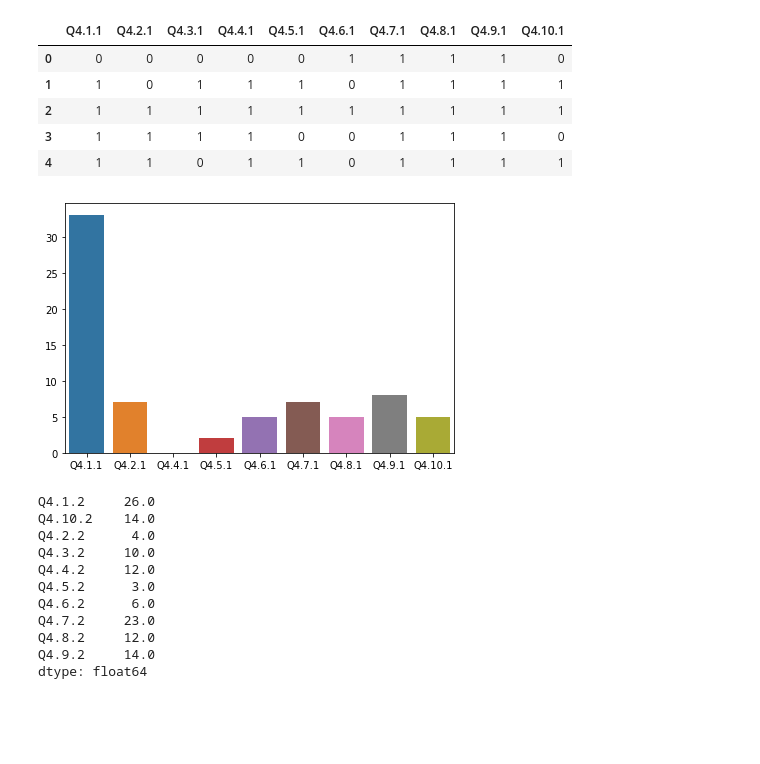
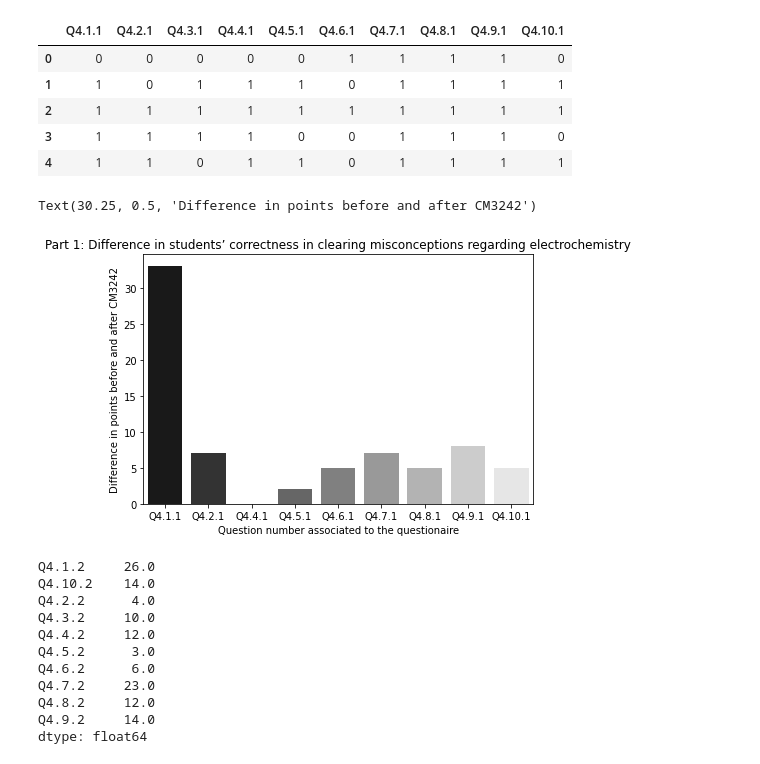
Before and after one commit to kwangyy/electro-analysis, a Jupyter notebook: part_2_analysis.ipynb, the cells around one changed output. Drawn from its saved outputs; the diff is of its cells as text; code cells hidden in the pictures; blank space fills up the shorter version.

```diff
--- a/part_2_analysis.ipynb
+++ b/part_2_analysis.ipynb
@@ -130,11 +130,17 @@ import seaborn as sns
 # %%
 correct_order = ['Q4.1.1', 'Q4.2.1', 'Q4.4.1', 'Q4.5.1',
        'Q4.6.1', 'Q4.7.1', 'Q4.8.1', 'Q4.9.1', 'Q4.10.1']
 
-sns.barplot(x= correct_diff.index, y=correct_diff.values, order = correct_order)
+sns.barplot(x= correct_diff.index, y=correct_diff.values, order = correct_order, palette = 'gray')
 plt.tight_layout()
+plt.title("Part 1: Difference in students’ correctness in clearing misconceptions regarding electrochemistry")
+plt.xlabel("Question number associated to the questionaire")
+plt.ylabel("Difference in points before and after CM3242")
+# TODO: Change the names to not include the ....X.1
+# TODO:
 # %% [output]
+Text(30.25, 0.5, 'Difference in points before and after CM3242')
-[figure, old version]
+[figure, new version]
 # %%
 # Find the number of confident for both pre_course and post_course
 confident_pre_course = pre_course_p2_2.sum(axis=0)
```
Also changed, not shown: parts of 1 cell of this notebook, 3 other files.
